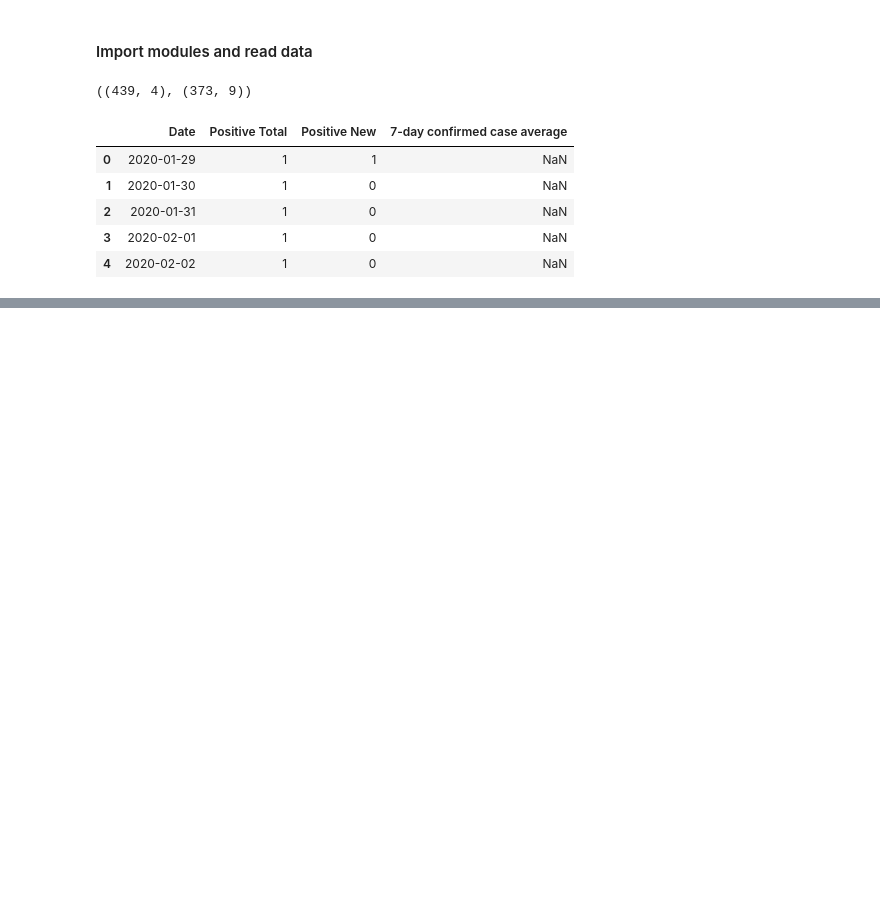
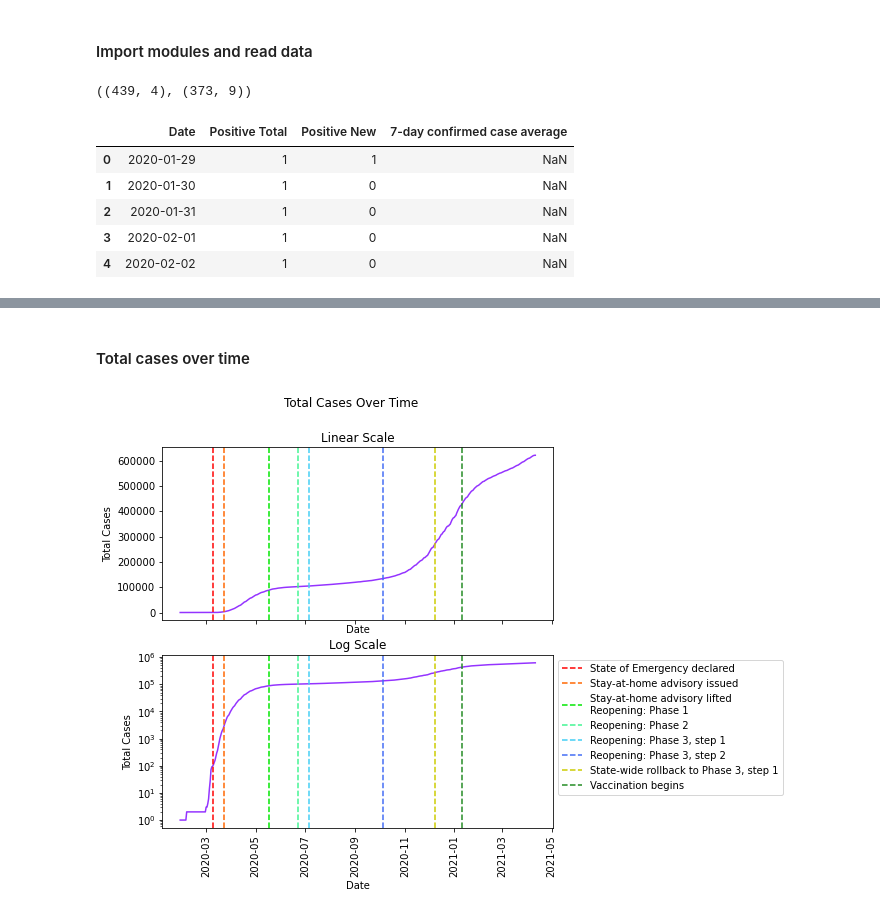
Before and after one commit to samar14641/covid-visualisations, a Jupyter notebook: pyWork.ipynb, the cells around one changed output, grey strips where cells are left out. Cells and saved outputs as stored; diff of their text form; code cells hidden in the pictures; blank space fills up the shorter version.

Commit message:
minor graph updates

```diff
--- a/pyWork.ipynb
+++ b/pyWork.ipynb
@@ -29,3 +30,43 @@ hosptl.head()
 | 2 | 2020-04-06 | 1677 | 45.0 | NaN | 542 | ... |
 | 3 | 2020-04-07 | 1831 | 154.0 | NaN | 575 | ... |
 | 4 | 2020-04-08 | 2119 | 288.0 | NaN | 659 | ... |
+# %% [markdown]
+#### Total cases over time
+# %%
+fig, (ax1, ax2) = plt.subplots(2, 1, sharex = True, figsize = (7, 7))
+fig.suptitle('Total Cases Over Time')
+# fig.subplots_adjust(hspace = 0.7)
+
+ax1.plot(cases['Date'], cases['Positive Total'], color = '#9433ff')
+ax1.axvline(pd.to_datetime('2020-03-10'), ls = '--', color = '#ff0000')
+ax1.axvline(pd.to_datetime('2020-03-23'), ls = '--', color = '#ff6600')
+ax1.axvline(pd.to_datetime('2020-05-18'), ls = '--', color = '#00e600')
+ax1.axvline(pd.to_datetime('2020-06-22'), ls = '--', color = '#42f593')
+ax1.axvline(pd.to_datetime('2020-07-06'), ls = '--', color = '#42cef5')
+ax1.axvline(pd.to_datetime('2020-10-05'), ls = '--', color = '#426cf5')
+ax1.axvline(pd.to_datetime('2020-12-08'), ls = '--', color = '#cccc00')
+ax1.axvline(pd.to_datetime('2021-01-11'), ls = '--', color = '#228b22')
+ax1.set_title('Linear Scale')
+ax1.set_xlabel('Date')
+ax1.set_ylabel('Total Cases')
+
+ax2.plot(cases['Date'], cases['Positive Total'], color = '#9433ff')
+ax2.axvline(pd.to_datetime('2020-03-10'), ls = '--', color = '#ff0000', label = 'State of Emergency declared')
+ax2.axvline(pd.to_datetime('2020-03-23'), ls = '--', color = '#ff6600', label = 'Stay-at-home advisory issued')
+ax2.axvline(pd.to_datetime('2020-05-18'), ls = '--', color = '#00e600', label = 'Stay-at-home advisory lifted\nReopening: Phase 1')
+ax2.axvline(pd.to_datetime('2020-06-22'), ls = '--', color = '#42f593', label = 'Reopening: Phase 2')
+ax2.axvline(pd.to_datetime('2020-07-06'), ls = '--', color = '#42cef5', label = 'Reopening: Phase 3, step 1')
+ax2.axvline(pd.to_datetime('2020-10-05'), ls = '--', color = '#426cf5', label = 'Reopening: Phase 3, step 2')
+ax2.axvline(pd.to_datetime('2020-12-08'), ls = '--', color = '#cccc00', label = 'State-wide rollback to Phase 3, step 1')
+ax2.axvline(pd.to_datetime('2021-01-11'), ls = '--', color = '#228b22', label = 'Vaccination begins')
+ax2.set_yscale('log')
+ax2.set_title('Log Scale')
+ax2.set_xlabel('Date')
+ax2.set_ylabel('Total Cases')
+
+plt.xticks(rotation = 90)
+plt.legend(loc = 2, bbox_to_anchor = (1, 1))
+plt.show()
+plt.close()
+# %% [output]
+[figure, added]
```
Also changed, not shown: parts of 3 cells of this notebook.
